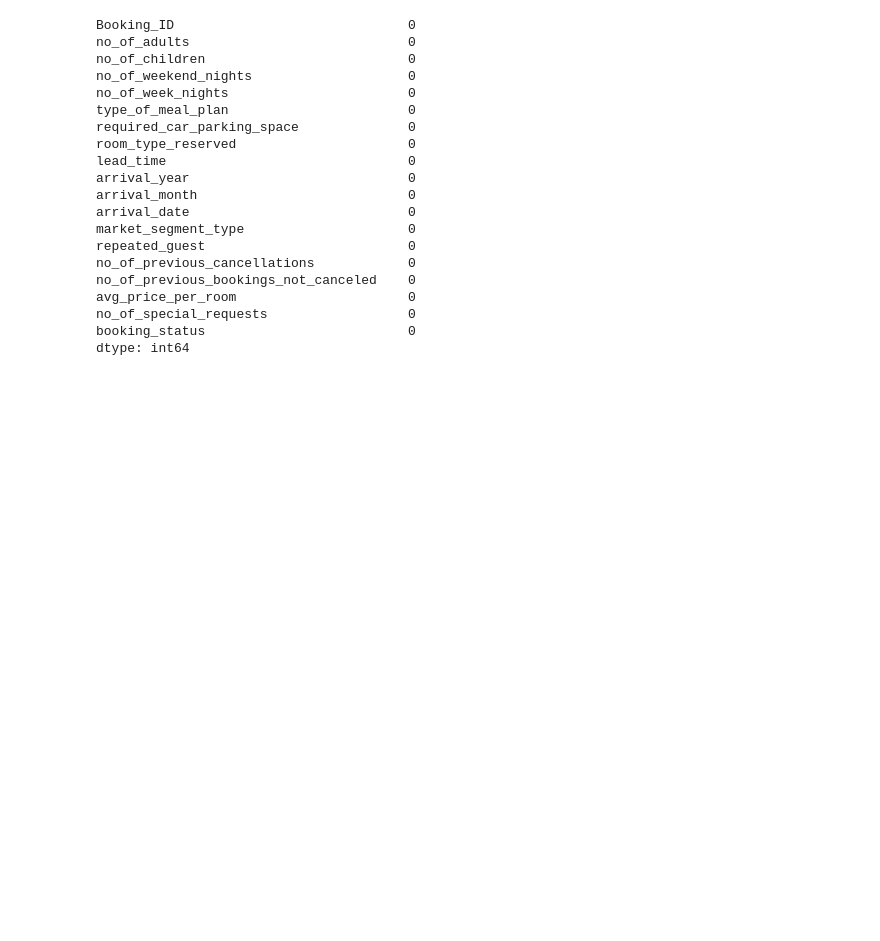
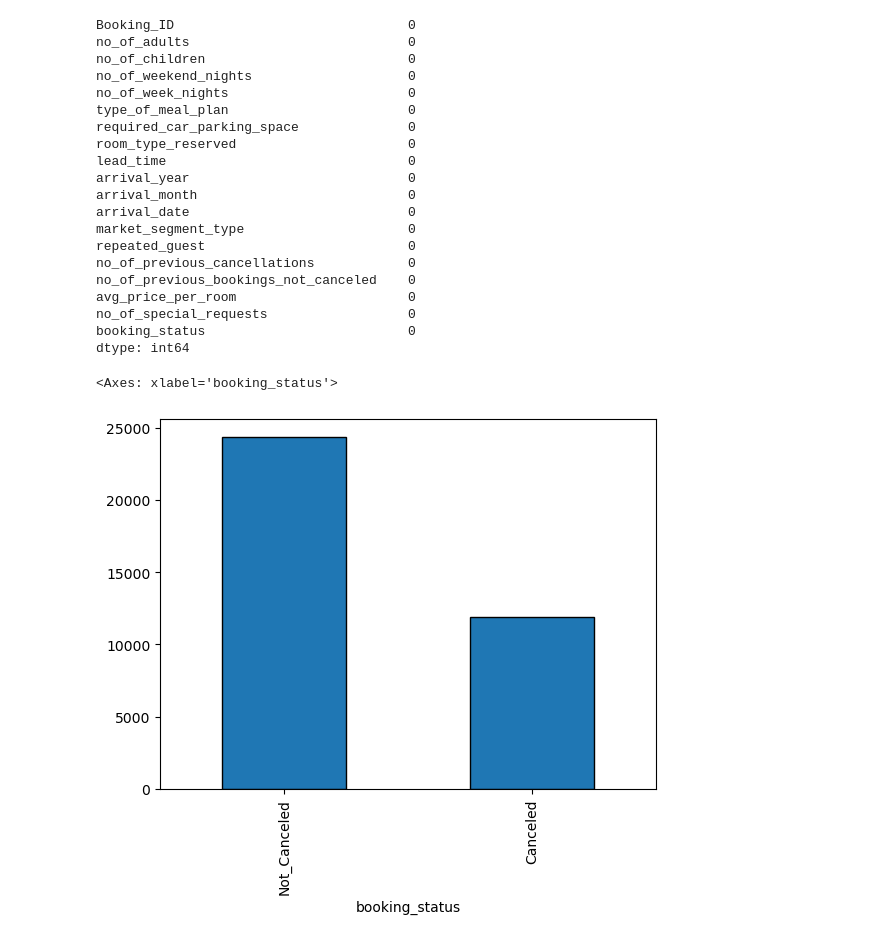
Before and after one commit to AM-mirzanejad/Prediction-Hotel-Reservation, a Jupyter notebook: Prediction-Hotel-Reservation.ipynb, the cells around one changed output. Cells and saved outputs as stored; diff of their text form; code cells hidden in the pictures; blank space fills up the shorter version.

```diff
--- a/Prediction-Hotel-Reservation.ipynb
+++ b/Prediction-Hotel-Reservation.ipynb
@@ -70,3 +71,9 @@ avg_price_per_room                      0
 no_of_special_requests                  0
 booking_status                          0
 dtype: int64
+# %%
+value_counts = data['booking_status'].value_counts()
+value_counts.plot(kind='bar', edgecolor='black')
+# %% [output]
+<Axes: xlabel='booking_status'>
+[figure, added]
```
Also changed, not shown: parts of 3 cells of this notebook.
